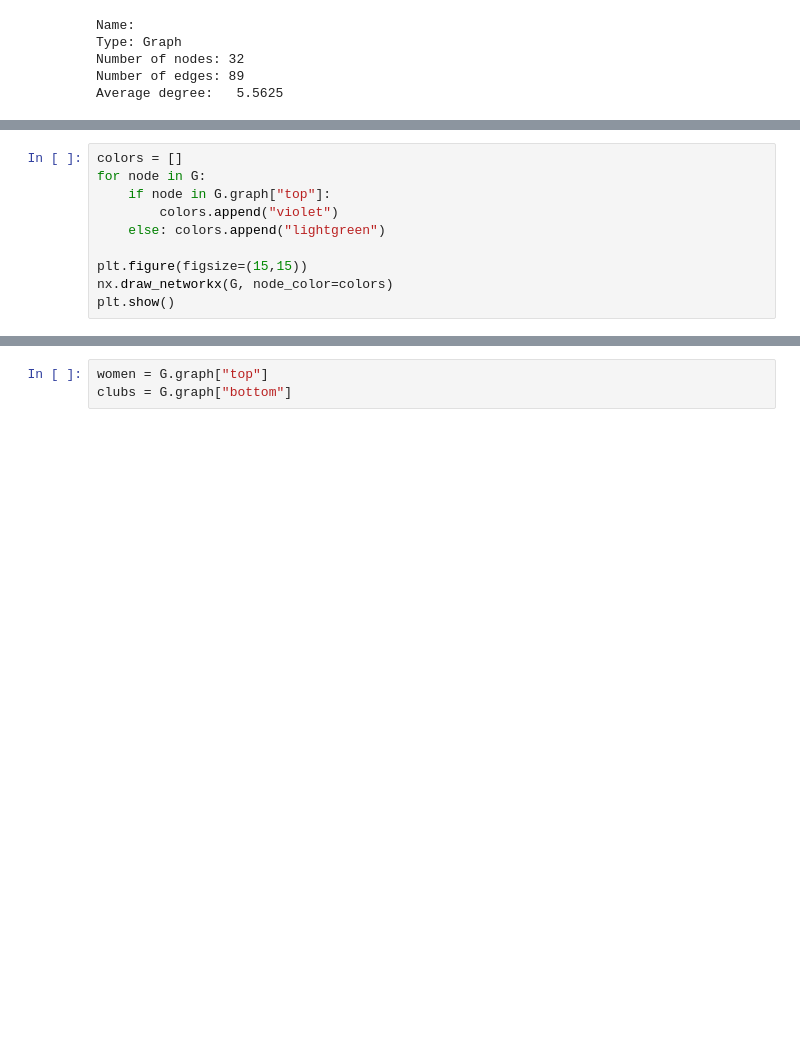
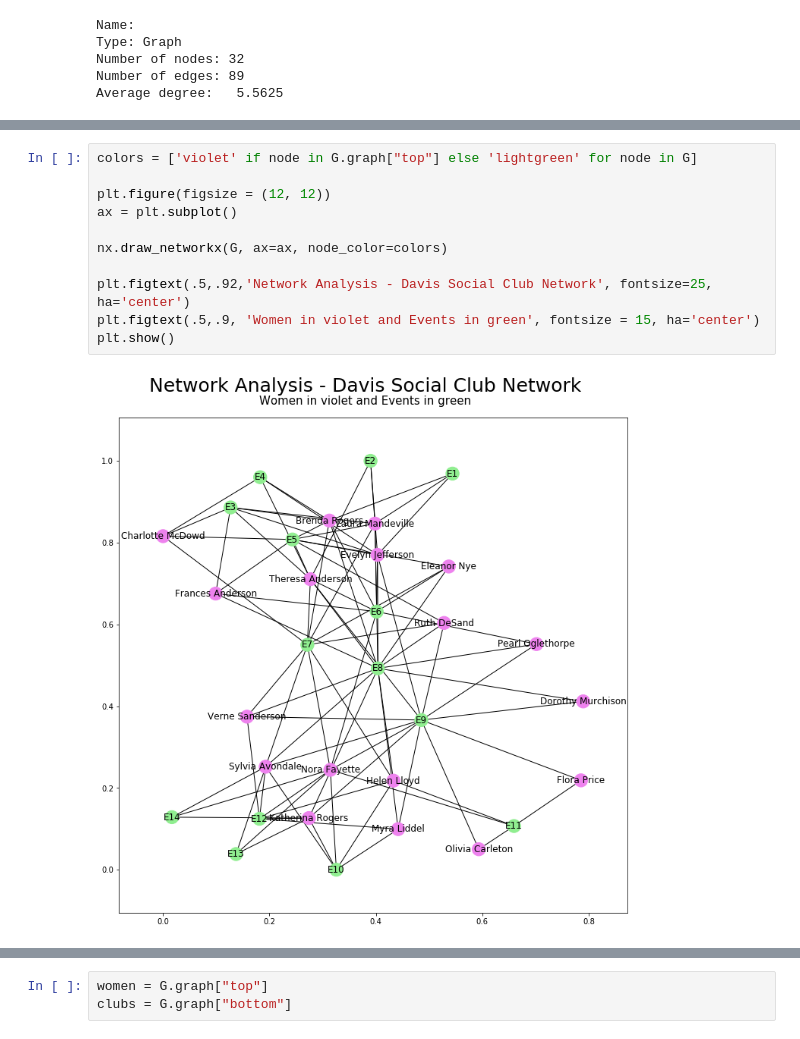
Before and after one commit to ebhtra/gory-graph, a Jupyter notebook: DavisClub/DavisClub.ipynb, the cells around one changed output, grey strips where cells are left out. Saved outputs shown, nothing was run; the diff lists cells and outputs as text; blank space fills up the shorter version.

Commit message:
Davis Club Final Submission - Take 2

```diff
--- a/DavisClub/DavisClub.ipynb
+++ b/DavisClub/DavisClub.ipynb
@@ -45,10 +35,0 @@ Average degree:   5.5625
-# %%
-colors = []
-for node in G:
-    if node in G.graph["top"]:
-        colors.append("violet")
-    else: colors.append("lightgreen")
-
-plt.figure(figsize=(15,15))
-nx.draw_networkx(G, node_color=colors)
-plt.show()
@@ -68,0 +55,13 @@ print(G.edges(data=True)[:5])
+# %%
+colors = ['violet' if node in G.graph["top"] else 'lightgreen' for node in G]
+
+plt.figure(figsize = (12, 12))
+ax = plt.subplot()
+
+nx.draw_networkx(G, ax=ax, node_color=colors)
+
+plt.figtext(.5,.92,'Network Analysis - Davis Social Club Network', fontsize=25, ha='center')
+plt.figtext(.5,.9, 'Women in violet and Events in green', fontsize = 15, ha='center')
+plt.show()
+# %% [output]
+[figure, added]
```
Also changed, not shown: parts of 64 cells of this notebook.
